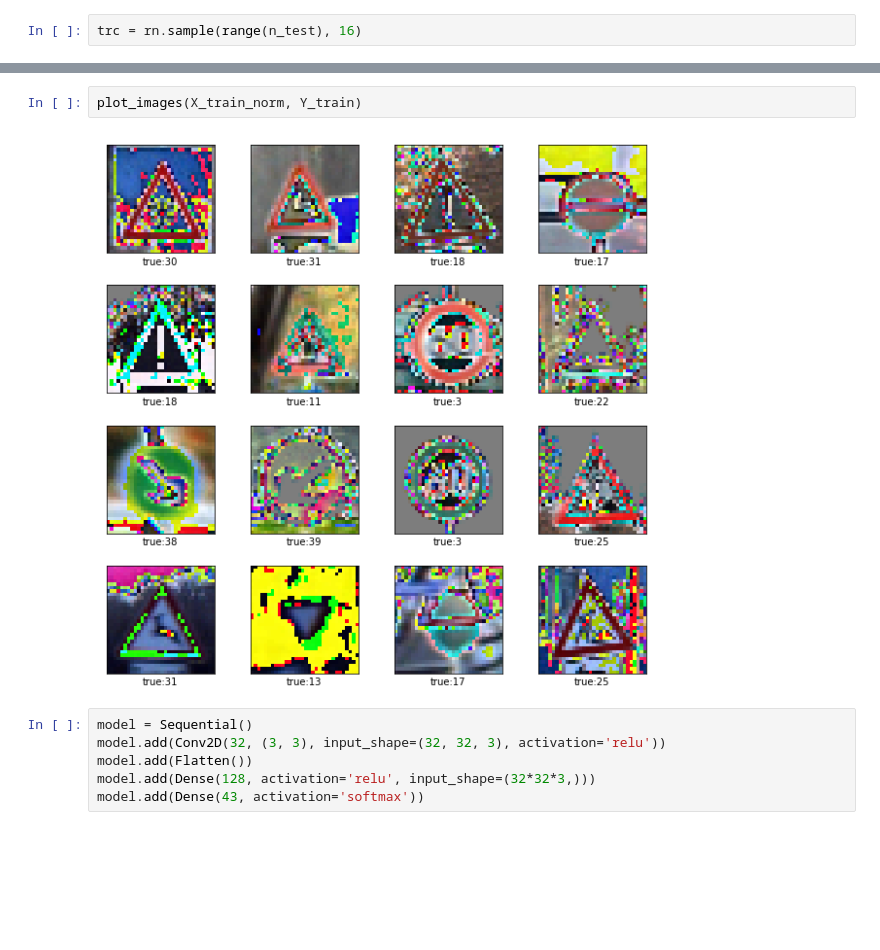
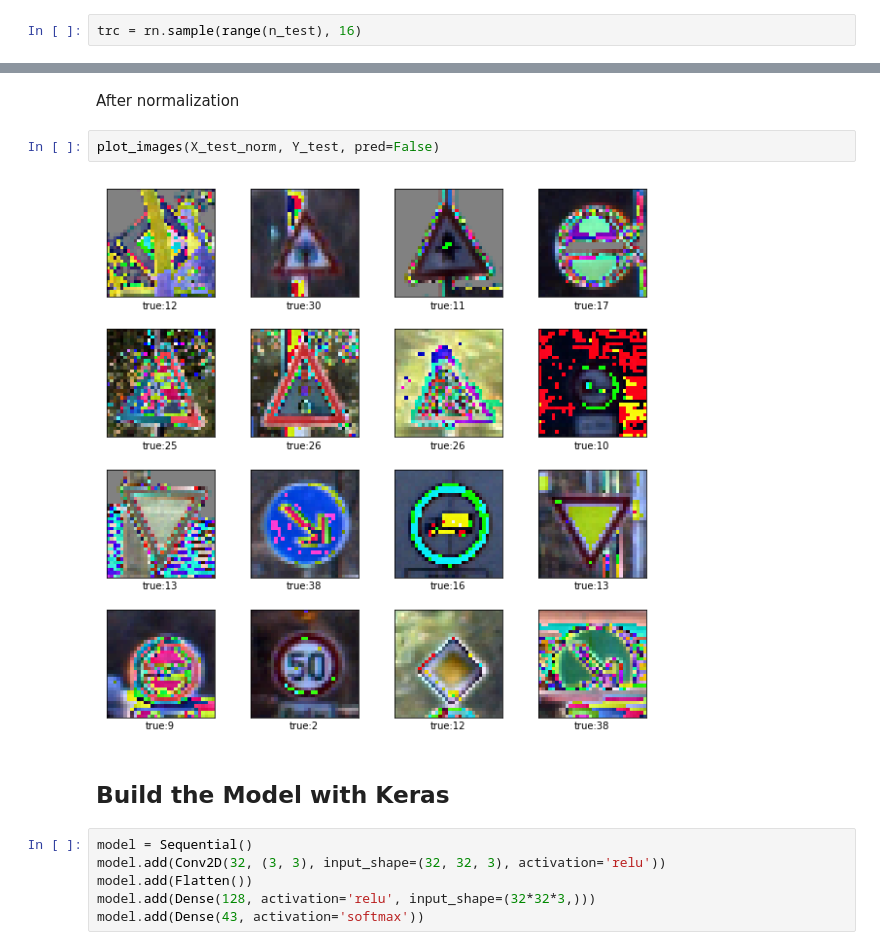
Before and after one commit to zshujon/USDC_Project_02_Traffic_Sign_Classification, a Jupyter notebook: 01_TSC_CNN_Keras.ipynb, the cells around one changed output, grey strips where cells are left out. Cells and saved outputs as stored; diff of their text form; blank space fills up the shorter version.

```diff
--- a/01_TSC_CNN_Keras.ipynb
+++ b/01_TSC_CNN_Keras.ipynb
@@ -93,7 +106,11 @@ plot_images(X_train, Y_train)
-# %%
-plot_images(X_train_norm, Y_train)
-# %% [output]
-[figure, removed]
+# %% [markdown]
+<p>After normalization</p>
+# %%
+plot_images(X_test_norm, Y_test, pred=False)
+# %% [output]
+[figure, added]
+# %% [markdown]
+<h2>Build the Model with Keras</h2>
 # %%
 model = Sequential()
 model.add(Conv2D(32, (3, 3), input_shape=(32, 32, 3), activation='relu'))
```
Also changed, not shown: parts of 10 cells of this notebook, 1 other file.
